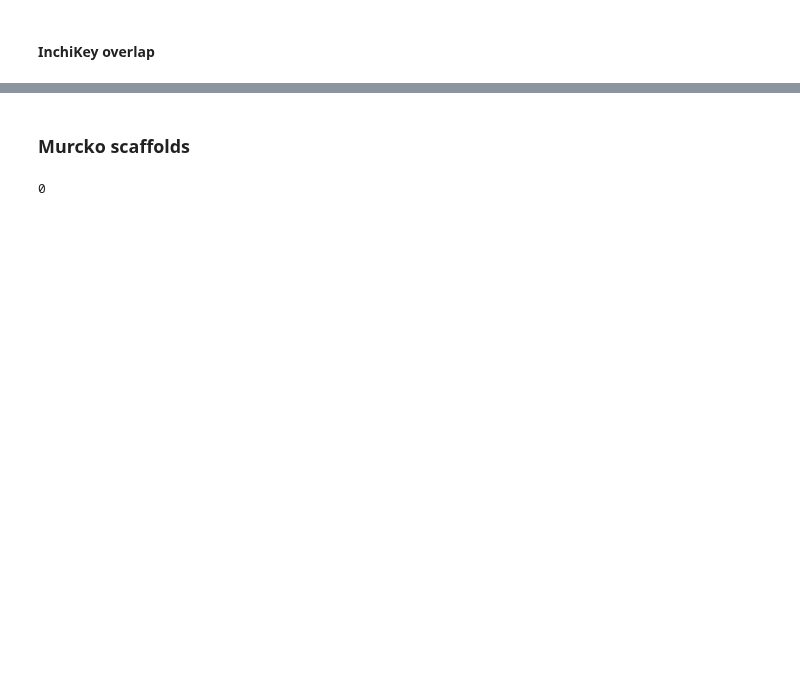
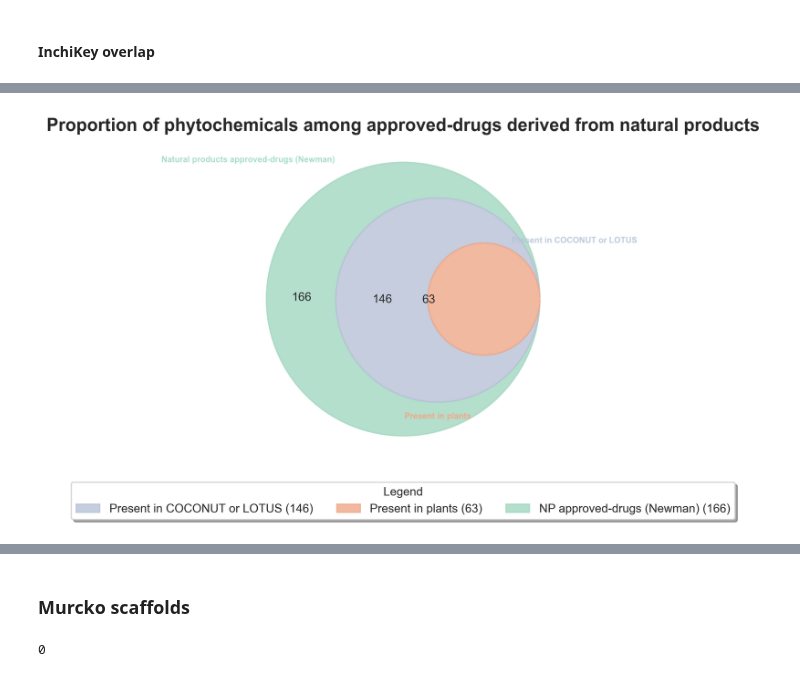
Before and after one commit to enveda/plant-chemical-space, a Jupyter notebook: notebooks/5_newman_chemical.ipynb, the cells around one changed output, grey strips where cells are left out. Saved outputs shown, nothing was run; the diff lists cells and outputs as text; code cells hidden in the pictures; blank space fills up the shorter version.

```diff
--- a/notebooks/5_newman_chemical.ipynb
+++ b/notebooks/5_newman_chemical.ipynb
@@ -192,0 +290,2 @@ plt.show()
+# %%
+natural_products_smiles = set(lotus_smiles.smiles.unique()).union(set(coconut_smiles.smiles.unique()))
@@ -192,0 +296,92 @@ plt.show()
+# %%
+all_natural_products_inchikeys = set()
+
+for smiles in tqdm(natural_products_smiles):
+    try:
+        mol = MolFromSmiles(smiles)
+    except:
+        continue
+
+    # Skip if there are errors while reading the molecule
+    try:
+        inchikey = InchiToInchiKey(MolToInchi(mol))
+    except:
+        continue
+
+    all_natural_products_inchikeys.add(
+        get_first_part_inchikey(inchikey)
+    )
+# %%
+plt.figure(dpi=300, figsize=([5, 5]))
+
+ax = plt.gca()
+
+v = venn3([
+    natural_products_newman_inchikeys,  # Newman NPs (outter circle)
+    {
+        inchikey
+        for inchikey in phytochemicals_inchikey
+        if inchikey in natural_products_newman_inchikeys
+    }, # Chemicals in plants present in Newman NPs
+    {
+        inchikey
+        for inchikey in all_natural_products_inchikeys
+        if inchikey in natural_products_newman_inchikeys
+    } # COCONUT + LOTUS matching inchikeys
+    ],
+    set_labels = ('Natural products approved-drugs (Newman)', 'Present in COCONUT or LOTUS', 'Present in plants'),
+    alpha=.8,
+)
+plt.title('Proportion of phytochemicals among approved-drugs derived from natural products', fontsize=15, fontweight='bold')
+
+v.get_patch_by_id('100').set_color('#a2d7c1')
+v.get_patch_by_id('101').set_color('#b7c2d7')
+v.get_patch_by_id('111').set_color('#efa888')
+
+name_mapping = {
+    '100': 'NP approved-drugs (Newman)',
+    '101':  'Present in COCONUT or LOTUS',
+    '111': 'Present in plants',
+}
+
+"""Set labels to empty string and set font size and weight"""
+for text in v.set_labels:
+
+    if text.get_text() == 'Natural products approved-drugs (Newman)':
+        text.set_color('#a2d7c1')
+
+    elif text.get_text() == 'Present in COCONUT or LOTUS':
+        text.set_color('#b7c2d7')
+
+    elif text.get_text() == 'Present in plants':
+        text.set_color('#efa888')
+
+    # text.set_text('')
+    text.set_fontweight('bold')
+    text.set_fontsize(7)
+
+h, l = [],[]
+for i in [
+    '100',
+    '101',
+    '111',
+]:
+    # remove label by setting them to empty string:
+    label = v.get_label_by_id(i)
+
+    l.append(
+        f"{name_mapping[i]}"
+    )
+
+    # label.set_text("")
+
+    # append patch to handles list
+    h.append(v.get_patch_by_id(i))
+
+#create legend from handles and labels
+ax.legend(handles=h, labels=l, title="Legend", loc='upper center', bbox_to_anchor=(0.5, -0.05),
+          fancybox=True, shadow=True, ncol=5)
+
+plt.show()
+# %% [output]
+[figure, added]
```
Also changed, not shown: parts of 38 cells of this notebook, 1 other file.
